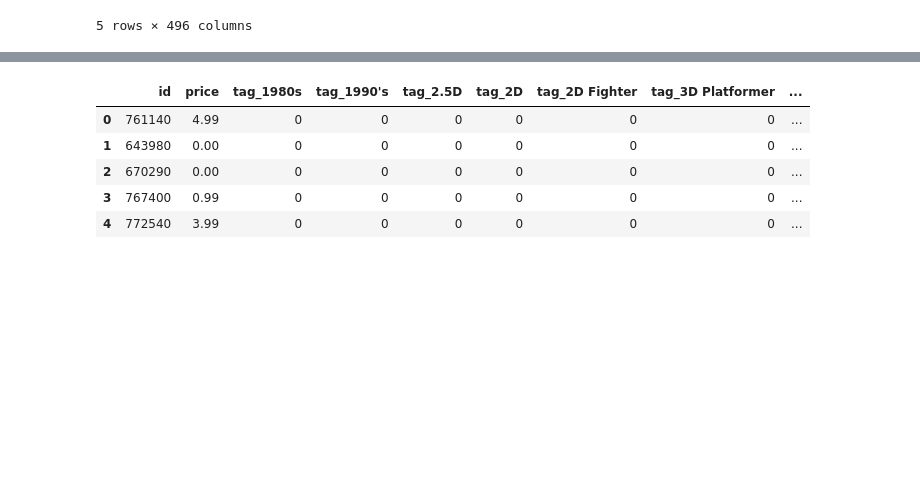
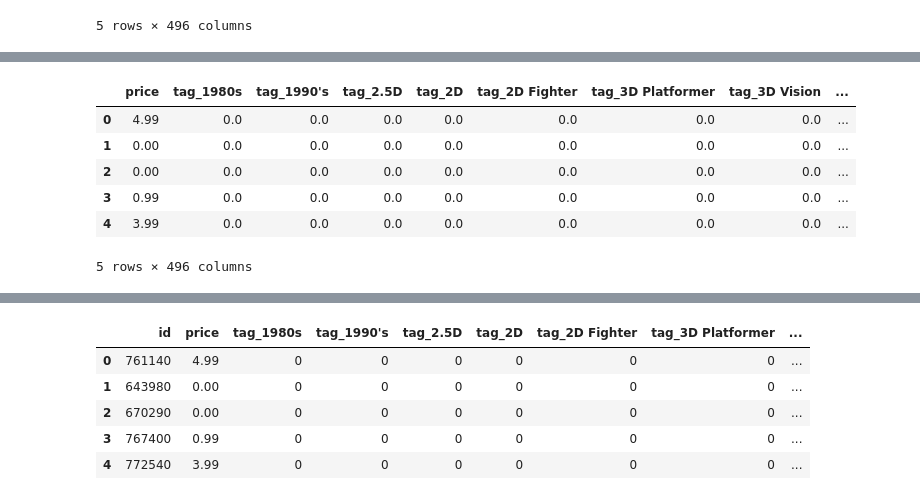
Before and after one commit to AlterCaimi/PI1_MLOps_Steam, a Jupyter notebook: Recommender System/item_item_recom.ipynb, the cells around one changed output, grey strips where cells are left out. Cells and saved outputs as stored; diff of their text form; code cells hidden in the pictures; blank space fills up the shorter version.

```diff
--- a/Recommender System/item_item_recom.ipynb
+++ b/Recommender System/item_item_recom.ipynb
@@ -22,0 +138,27 @@ df.head()
+# %%
+df_items['playtime_forever'].fillna(0, inplace=True)
+df_items['playtime_2weeks'].fillna(0, inplace=True)
+df_items['recommend'].fillna(np.nanmedian(df_items['recommend']), inplace=True)
+df_items['rating'].fillna(np.nanmedian(df_items['rating']), inplace=True)
+# %%
+scaler = StandardScaler()
+df_items['playtime_forever'] = scaler.fit_transform(df_items['playtime_forever'].array.reshape(-1,1))
+scaler = StandardScaler()
+df_items['playtime_2weeks'] = scaler.fit_transform(df_items['playtime_2weeks'].array.reshape(-1,1))
+# %%
+scaler = StandardScaler()
+df_items['recommend'] = scaler.fit_transform(df_items['recommend'].array.reshape(-1,1))
+scaler = StandardScaler()
+df_items['rating'] = scaler.fit_transform(df_items['rating'].array.reshape(-1,1))
+# %%
+df_items.drop(columns='developer', inplace=True)
+# %%
+df_items.head()
+# %% [output]
+|  | price | tag_1980s | tag_1990's | tag_2.5D | tag_2D | tag_2D Fighter | tag_3D Platformer | tag_3D Vision | ... |
+| 0 | 4.99 | 0.0 | 0.0 | 0.0 | 0.0 | 0.0 | 0.0 | 0.0 | ... |
+| 1 | 0.00 | 0.0 | 0.0 | 0.0 | 0.0 | 0.0 | 0.0 | 0.0 | ... |
+| 2 | 0.00 | 0.0 | 0.0 | 0.0 | 0.0 | 0.0 | 0.0 | 0.0 | ... |
+| 3 | 0.99 | 0.0 | 0.0 | 0.0 | 0.0 | 0.0 | 0.0 | 0.0 | ... |
+| 4 | 3.99 | 0.0 | 0.0 | 0.0 | 0.0 | 0.0 | 0.0 | 0.0 | ... |
+5 rows × 496 columns
```
Also changed, not shown: parts of 33 cells of this notebook, 4 other files.
